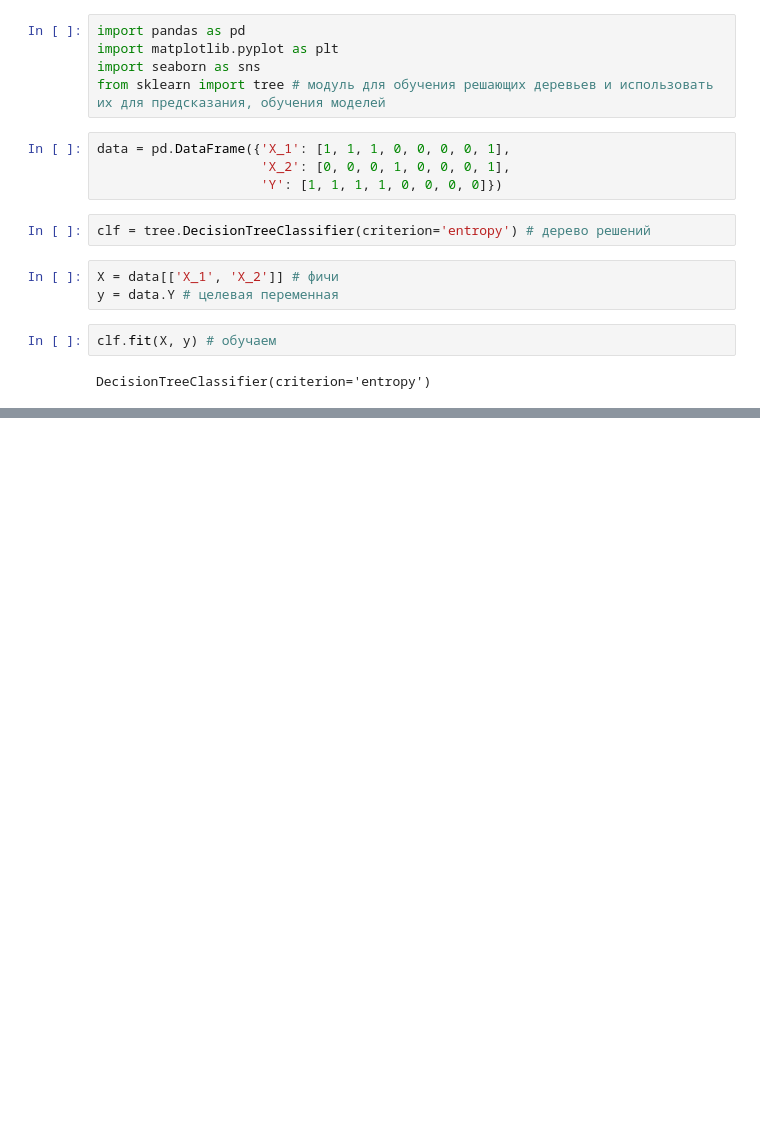
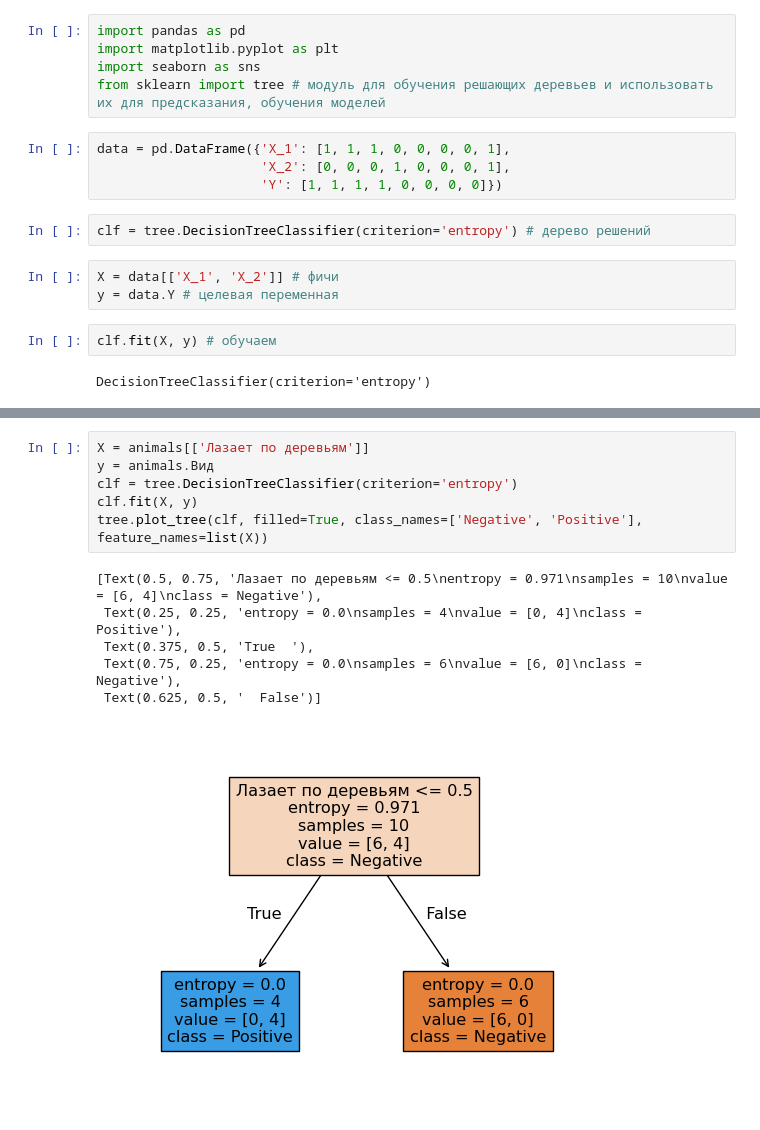
Before and after one commit to vlkttlv/labs_ds_ml, a Jupyter notebook: stepik_course/decision_trees/2.1.ipynb, the cells around one changed output, grey strips where cells are left out. Drawn from its saved outputs; the diff is of its cells as text; blank space fills up the shorter version.

```diff
--- a/stepik_course/decision_trees/2.1.ipynb
+++ b/stepik_course/decision_trees/2.1.ipynb
@@ -31,0 +55,13 @@ tree.plot_tree(clf, filled=True, class_names=['Negative', 'Positive'], feature_n
+# %%
+X = animals[['Лазает по деревьям']]
+y = animals.Вид
+clf = tree.DecisionTreeClassifier(criterion='entropy')
+clf.fit(X, y)
+tree.plot_tree(clf, filled=True, class_names=['Negative', 'Positive'], feature_names=list(X))
+# %% [output]
+[Text(0.5, 0.75, 'Лазает по деревьям <= 0.5\nentropy = 0.971\nsamples = 10\nvalue = [6, 4]\nclass = Negative'),
+ Text(0.25, 0.25, 'entropy = 0.0\nsamples = 4\nvalue = [0, 4]\nclass = Positive'),
+ Text(0.375, 0.5, 'True  '),
+ Text(0.75, 0.25, 'entropy = 0.0\nsamples = 6\nvalue = [6, 0]\nclass = Negative'),
+ Text(0.625, 0.5, '  False')]
+[figure, added]
```
Also changed, not shown: parts of 4 cells of this notebook, 1 other file.
